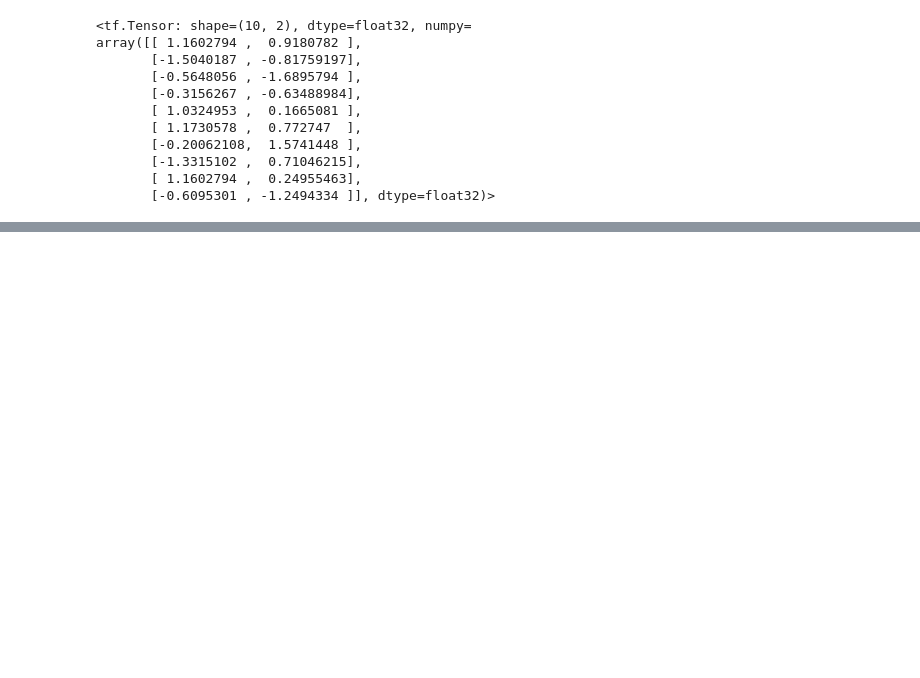
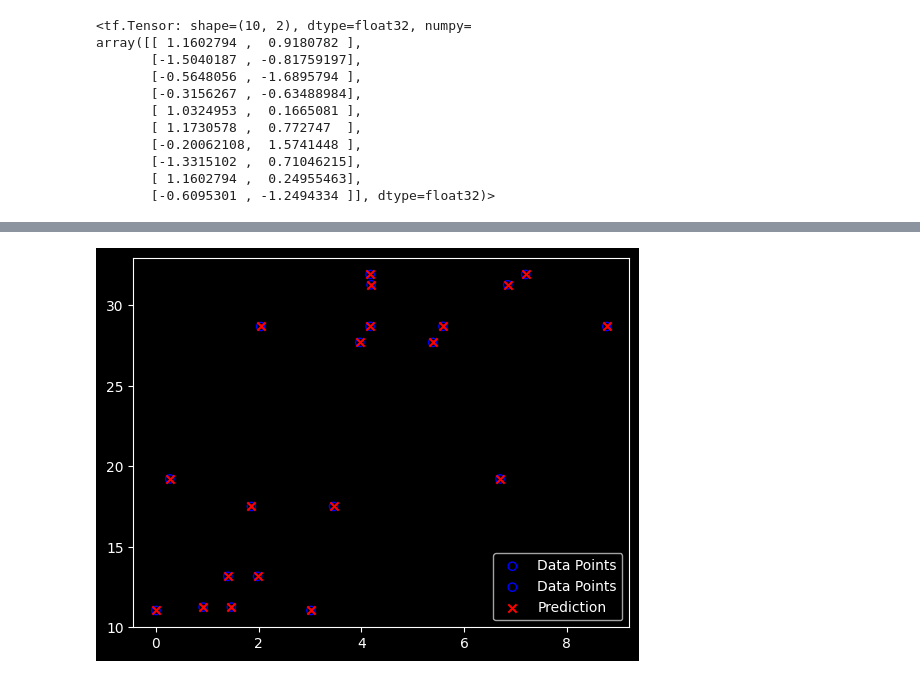
Before and after one commit to f2rra/learning-ml, a Jupyter notebook: intro_tensorflow.ipynb, the cells around one changed output, grey strips where cells are left out. Cells and saved outputs as stored; diff of their text form; code cells hidden in the pictures; blank space fills up the shorter version.

Commit message:
editing the model

```diff
--- a/intro_tensorflow.ipynb
+++ b/intro_tensorflow.ipynb
@@ -67,0 +103,2 @@ _________________________________________________________________
+# %%
+model.fit(x1n,y1,epochs=500)
@@ -67,0 +124,5 @@ _________________________________________________________________
+# %%
+# Menormalisasikan Data versi 2
+x1n_2 = x1/10
+# %%
+model.fit(x1n_2,y1,epochs=500)
@@ -67,0 +181,3 @@ _________________________________________________________________
+# %%
+y_pred = model.predict(x1n_2)
+print(y_pred)
@@ -67,0 +196,12 @@ _________________________________________________________________
+# %%
+import matplotlib.pyplot as plt
+
+plt.scatter(x1[:,0],y1,marker='o',facecolor='None',edgecolor='blue',lw=1,label='Data Points')
+plt.scatter(x1[:,1],y1,marker='o',facecolor='None',edgecolor='blue',lw=1,label='Data Points')
+plt.scatter(x1[:,0],y_pred,marker='x',c='r',label='Prediction')
+plt.scatter(x1[:,1],y_pred,marker='x',c='r')
+
+plt.legend()
+plt.show()
+# %% [output]
+[figure, added]
```
Also changed, not shown: parts of 15 cells of this notebook.
